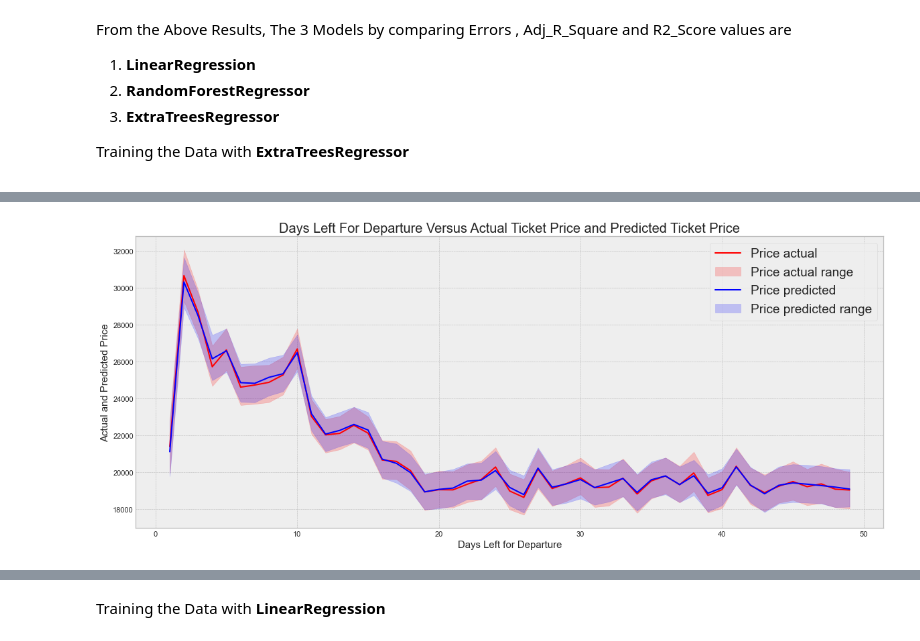
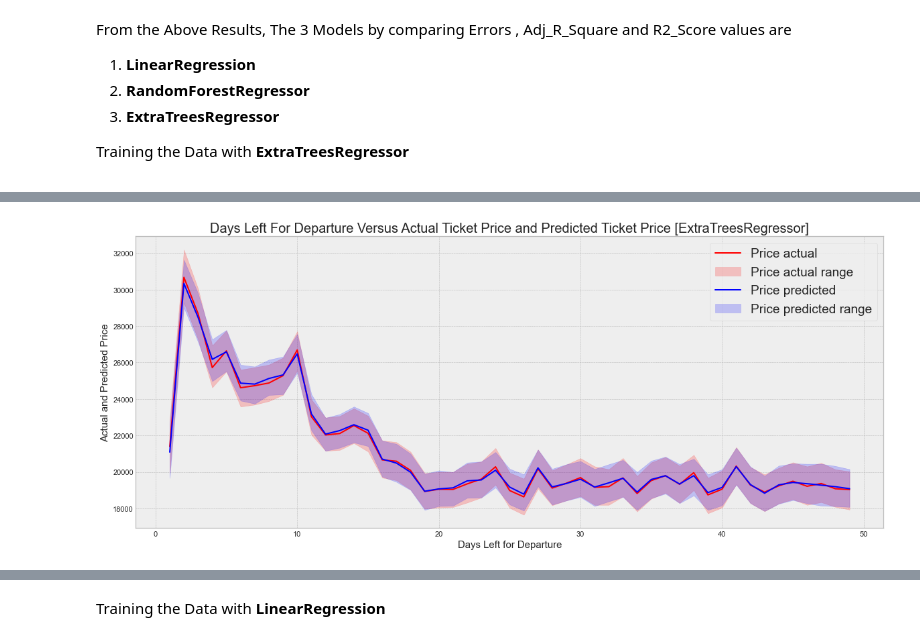
Before and after one commit to chongwei49/IE0005-DSAI-Group-Barley, a Jupyter notebook: src/Flight_Prediction_SRC.ipynb, the cells around one changed output, grey strips where cells are left out. Cells and saved outputs as stored; diff of their text form; code cells hidden in the pictures.

```diff
--- a/src/Flight_Prediction_SRC.ipynb
+++ b/src/Flight_Prediction_SRC.ipynb
@@ -643,14 +653,14 @@ result.sample(10)
 # %%
 plt.figure(figsize=(20,8))
 sb.lineplot(data=result,x='days_left',y='Price_actual',color='red')
 sb.lineplot(data=result,x='days_left',y='Price_pred',color='blue')
-plt.title('Days Left For Departure Versus Actual Ticket Price and Predicted Ticket Price',fontsize=20)
+plt.title('Days Left For Departure Versus Actual Ticket Price and Predicted Ticket Price [ExtraTreesRegressor]',fontsize=20)
 plt.legend(labels=['Price actual','Price actual range', 'Price predicted', 'Price predicted range'],fontsize=19)
 plt.xlabel('Days Left for Departure',fontsize=15)
 plt.ylabel('Actual and Predicted Price',fontsize=15)
 plt.show()
 # %% [output]
-[figure, old version]
+[figure, new version]
 # %%
 plt.figure(figsize=(20,8))
 sb.lineplot(data=result,x='source_city',y='Price_actual',color='red')
```
Also changed, not shown: parts of 14 cells of this notebook.
